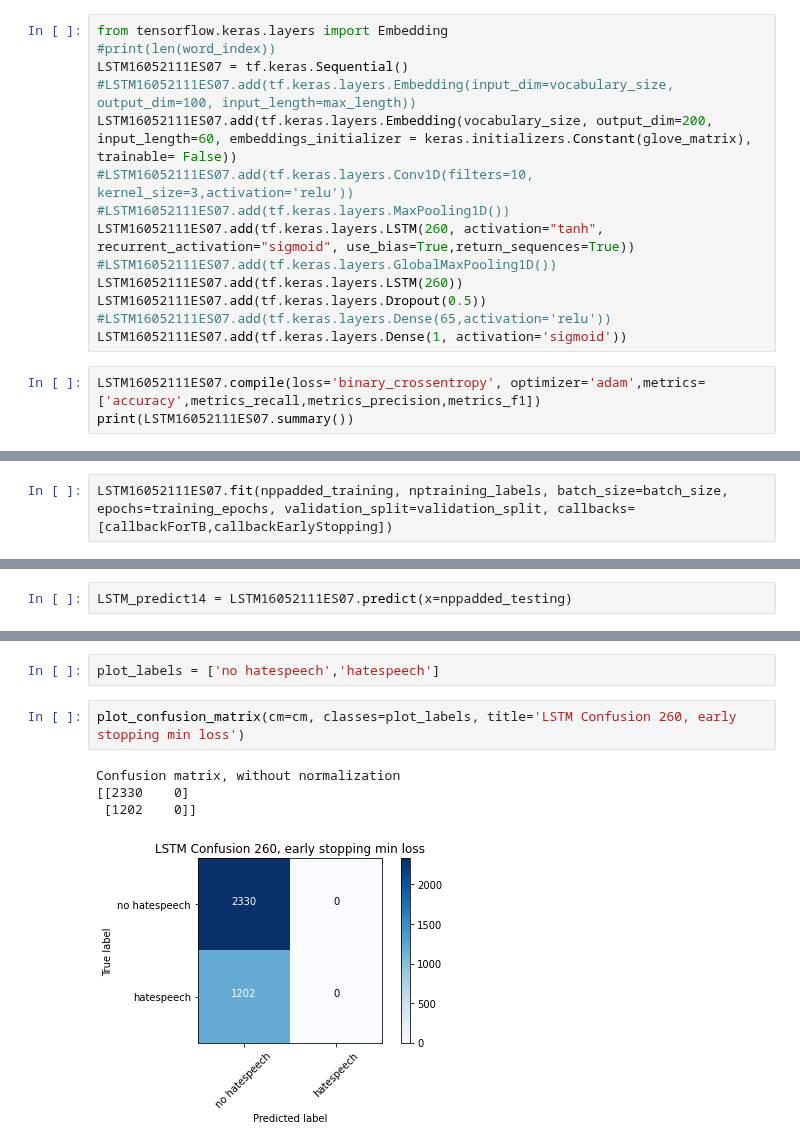
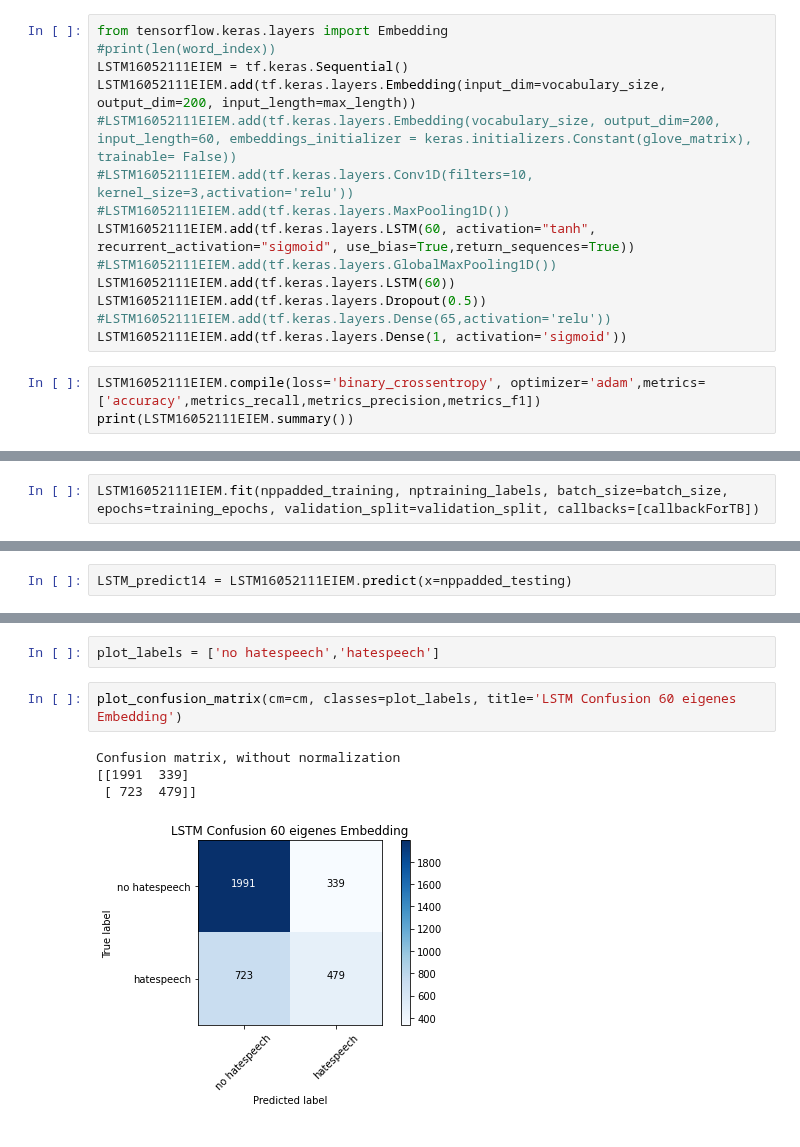
Before and after one commit to BiancaStadl/ProjektarbeitML, a Jupyter notebook: LSTM.ipynb, the cells around one changed output, grey strips where cells are left out. Saved outputs shown, nothing was run; the diff lists cells and outputs as text.

Commit message:
LSTM 60, eigenes Embedding

```diff
--- a/LSTM.ipynb
+++ b/LSTM.ipynb
@@ -387,20 +387,20 @@ def metrics_f1(data_true, data_pred):
 # %%
 from tensorflow.keras.layers import Embedding
 #print(len(word_index))
-LSTM16052111ES07 = tf.keras.Sequential()
-#LSTM16052111ES07.add(tf.keras.layers.Embedding(input_dim=vocabulary_size, output_dim=100, input_length=max_length))
-LSTM16052111ES07.add(tf.keras.layers.Embedding(vocabulary_size, output_dim=200, input_length=60, embeddings_initializer = keras.initializers.Constant(glove_matrix), trainable= False))
-#LSTM16052111ES07.add(tf.keras.layers.Conv1D(filters=10, kernel_size=3,activation='relu'))
-#LSTM16052111ES07.add(tf.keras.layers.MaxPooling1D())
-LSTM16052111ES07.add(tf.keras.layers.LSTM(260, activation="tanh", recurrent_activation="sigmoid", use_bias=True,return_sequences=True))
-#LSTM16052111ES07.add(tf.keras.layers.GlobalMaxPooling1D())
-LSTM16052111ES07.add(tf.keras.layers.LSTM(260))
-LSTM16052111ES07.add(tf.keras.layers.Dropout(0.5))
-#LSTM16052111ES07.add(tf.keras.layers.Dense(65,activation='relu'))
-LSTM16052111ES07.add(tf.keras.layers.Dense(1, activation='sigmoid'))
+LSTM16052111EIEM = tf.keras.Sequential()
+LSTM16052111EIEM.add(tf.keras.layers.Embedding(input_dim=vocabulary_size, output_dim=200, input_length=max_length))
+#LSTM16052111EIEM.add(tf.keras.layers.Embedding(vocabulary_size, output_dim=200, input_length=60, embeddings_initializer = keras.initializers.Constant(glove_matrix), trainable= False))
+#LSTM16052111EIEM.add(tf.keras.layers.Conv1D(filters=10, kernel_size=3,activation='relu'))
+#LSTM16052111EIEM.add(tf.keras.layers.MaxPooling1D())
+LSTM16052111EIEM.add(tf.keras.layers.LSTM(60, activation="tanh", recurrent_activation="sigmoid", use_bias=True,return_sequences=True))
+#LSTM16052111EIEM.add(tf.keras.layers.GlobalMaxPooling1D())
+LSTM16052111EIEM.add(tf.keras.layers.LSTM(60))
+LSTM16052111EIEM.add(tf.keras.layers.Dropout(0.5))
+#LSTM16052111EIEM.add(tf.keras.layers.Dense(65,activation='relu'))
+LSTM16052111EIEM.add(tf.keras.layers.Dense(1, activation='sigmoid'))
 # %%
-LSTM16052111ES07.compile(loss='binary_crossentropy', optimizer='adam',metrics=['accuracy',metrics_recall,metrics_precision,metrics_f1])
-print(LSTM16052111ES07.summary())
+LSTM16052111EIEM.compile(loss='binary_crossentropy', optimizer='adam',metrics=['accuracy',metrics_recall,metrics_precision,metrics_f1])
+print(LSTM16052111EIEM.summary())
 # %% [output]
 Model: "sequential"
 _________________________________________________________________
@@ -444,6 +444,6 @@ callbackEarlyStopping = [
     )
 ]
 # %%
-LSTM16052111ES07.fit(nppadded_training, nptraining_labels, batch_size=batch_size, epochs=training_epochs, validation_split=validation_split, callbacks=[callbackForTB,callbackEarlyStopping])
+LSTM16052111EIEM.fit(nppadded_training, nptraining_labels, batch_size=batch_size, epochs=training_epochs, validation_split=validation_split, callbacks=[callbackForTB])
 # %% [output]
 Epoch 1/30
@@ -476,5 +484,5 @@ metrics_f1) = LSTM16052111ES07.evaluate(nppadded_testing, nptesting_labels, verb
 # %%
-LSTM_predict14 = LSTM16052111ES07.predict(x=nppadded_testing)
+LSTM_predict14 = LSTM16052111EIEM.predict(x=nppadded_testing)
 # %%
 #for p in LSTM_predict14:
  # print(p)
@@ -535,9 +543,9 @@ cm = confusion_matrix(y_true=nptesting_labels, y_pred=prediction_rounded14)
 # %%
 plot_labels = ['no hatespeech','hatespeech']
 # %%
-plot_confusion_matrix(cm=cm, classes=plot_labels, title='LSTM Confusion 260, early stopping min loss')
+plot_confusion_matrix(cm=cm, classes=plot_labels, title='LSTM Confusion 60 eigenes Embedding')
 # %% [output]
 Confusion matrix, without normalization
-[[2330    0]
- [1202    0]]
+[[1991  339]
+ [ 723  479]]
-[figure, old version]
+[figure, new version]
```
Also changed, not shown: parts of 4 cells of this notebook.
